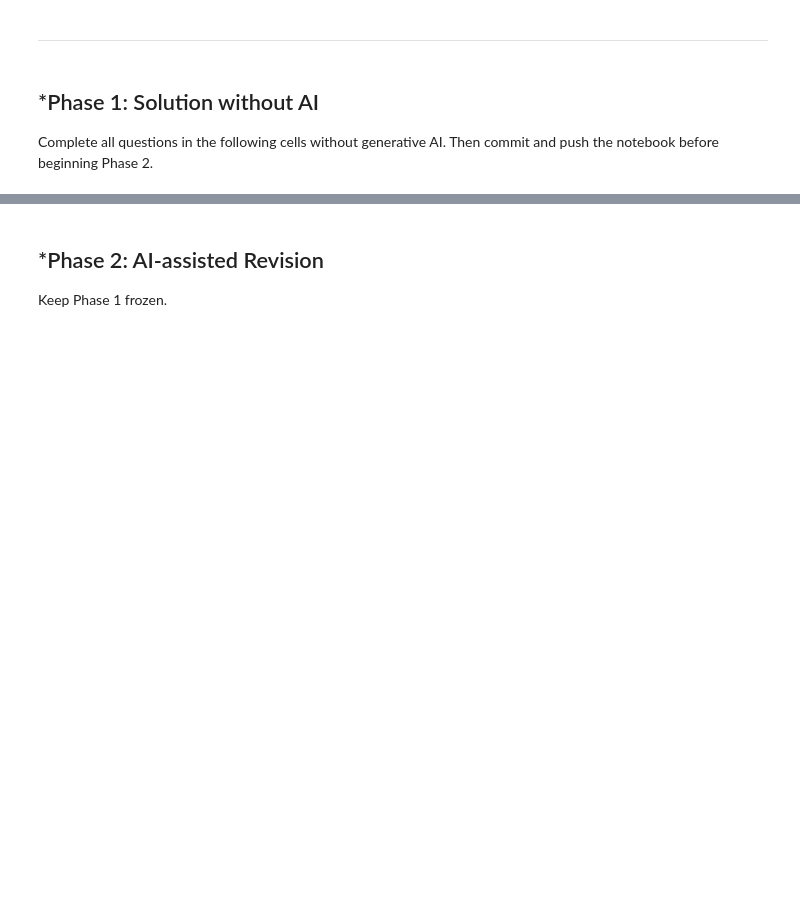
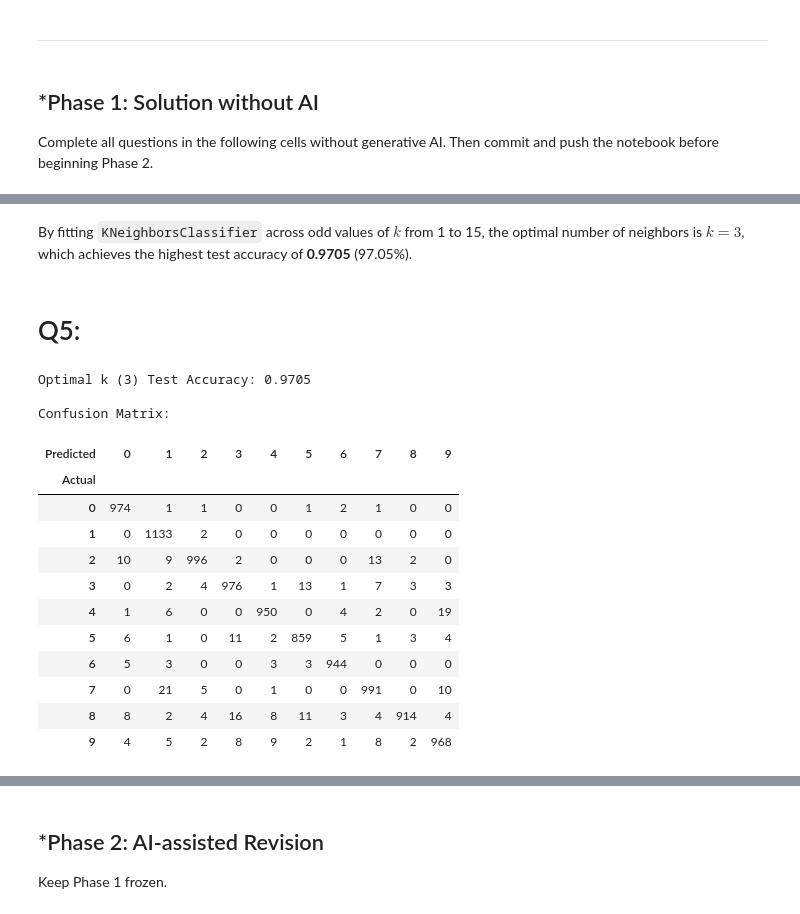
Before and after one commit to Brustachio/L01-cv, a Jupyter notebook: notebook.ipynb, the cells around one changed output, grey strips where cells are left out. Cells and saved outputs as stored; diff of their text form; code cells hidden in the pictures; blank space fills up the shorter version.

```diff
--- a/notebook.ipynb
+++ b/notebook.ipynb
@@ -47,0 +250,35 @@ notebook before beginning Phase 2.
+# %% [markdown]
+By fitting `KNeighborsClassifier` across odd values of $k$ from 1 to 15, the optimal number of neighbors is **$k = 3$**, which achieves the highest test accuracy of **0.9705** (97.05%).
+# %% [markdown]
+# Q5:
+# %%
+# fit the kNN classifier with the optimal k = 3
+knn_best = KNeighborsClassifier(n_neighbors=k_star).fit(Z_train, y_train)
+y_hat_best = knn_best.predict(Z_test)
+
+# report accuracy
+test_accuracy = knn_best.score(Z_test, y_test)
+print(f"Optimal k ({k_star}) Test Accuracy: {test_accuracy:.4f}\n")
+
+# compute confusion matrix using pd.crosstab
+conf_matrix = pd.crosstab(
+    y_test, y_hat_best, rownames=["Actual"], colnames=["Predicted"]
+)
+print("Confusion Matrix:")
+display(conf_matrix)
+# %% [output]
+Optimal k (3) Test Accuracy: 0.9705
+
+Confusion Matrix:
+| Predicted | 0 | 1 | 2 | 3 | 4 | 5 | 6 | 7 | 8 | 9 |
+| Actual |  |  |  |  |  |  |  |  |  |  |
+| 0 | 974 | 1 | 1 | 0 | 0 | 1 | 2 | 1 | 0 | 0 |
+| 1 | 0 | 1133 | 2 | 0 | 0 | 0 | 0 | 0 | 0 | 0 |
+| 2 | 10 | 9 | 996 | 2 | 0 | 0 | 0 | 13 | 2 | 0 |
+| 3 | 0 | 2 | 4 | 976 | 1 | 13 | 1 | 7 | 3 | 3 |
+| 4 | 1 | 6 | 0 | 0 | 950 | 0 | 4 | 2 | 0 | 19 |
+| 5 | 6 | 1 | 0 | 11 | 2 | 859 | 5 | 1 | 3 | 4 |
+| 6 | 5 | 3 | 0 | 0 | 3 | 3 | 944 | 0 | 0 | 0 |
+| 7 | 0 | 21 | 5 | 0 | 1 | 0 | 0 | 991 | 0 | 10 |
+| 8 | 8 | 2 | 4 | 16 | 8 | 11 | 3 | 4 | 914 | 4 |
+| 9 | 4 | 5 | 2 | 8 | 9 | 2 | 1 | 8 | 2 | 968 |
```
Also changed, not shown: parts of 18 cells of this notebook.
